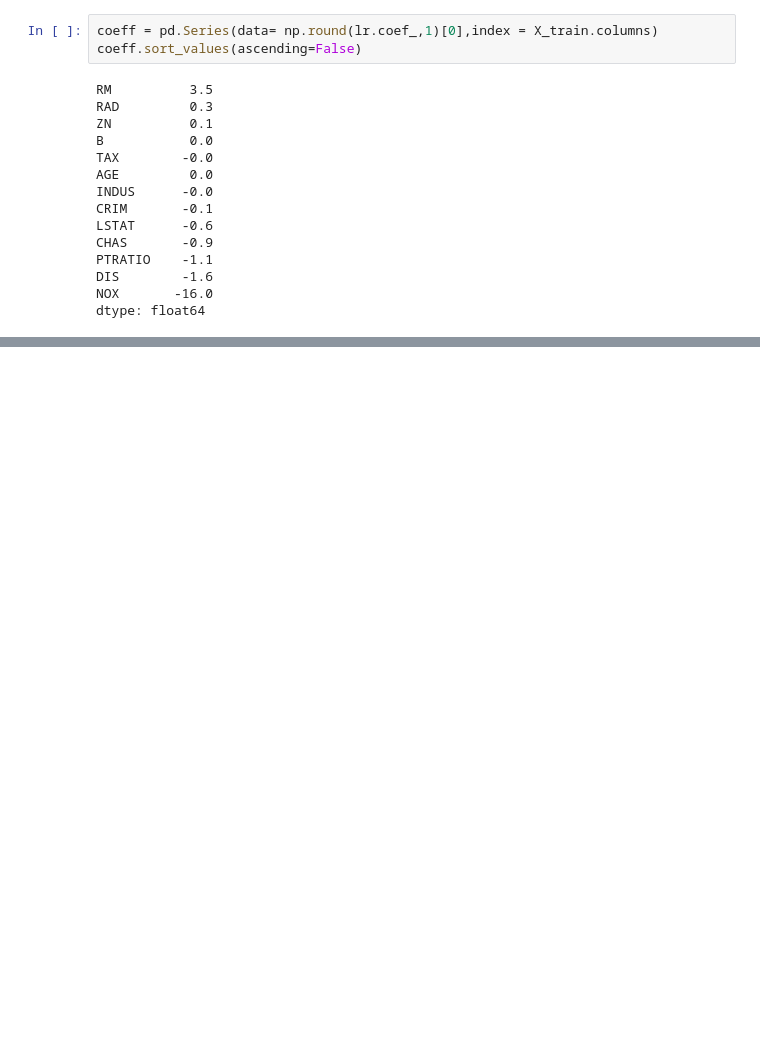
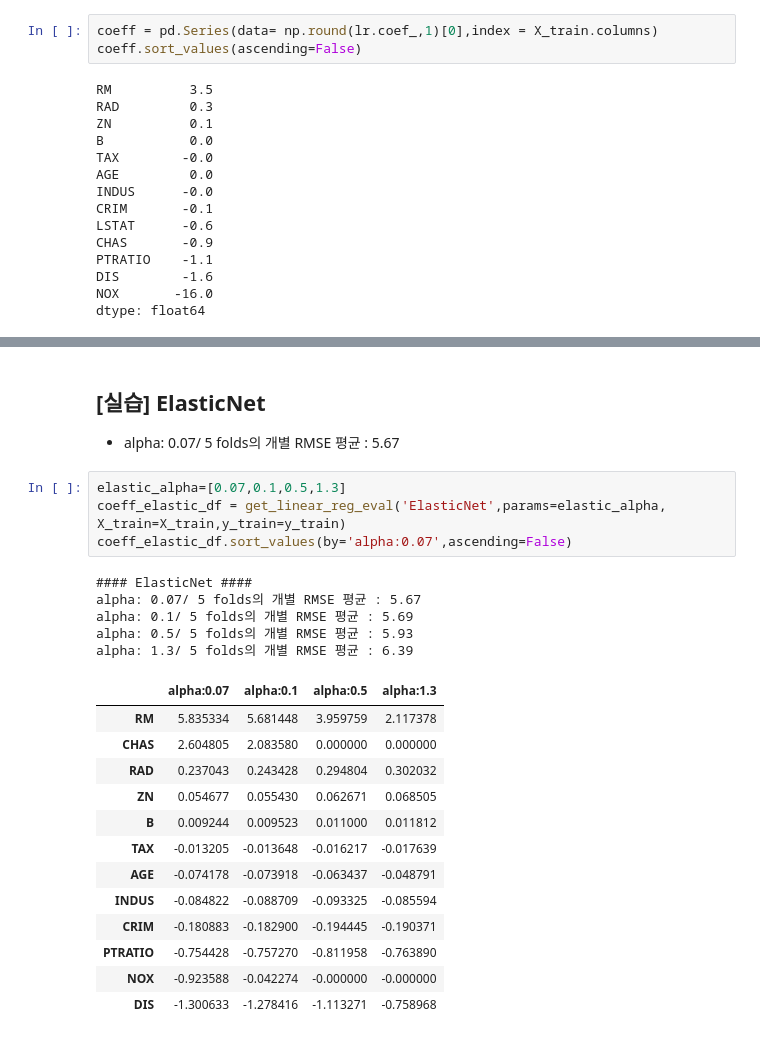
Before and after one commit to ominiv/ML, a Jupyter notebook: Practice/boston dataset.ipynb, the cells around one changed output, grey strips where cells are left out. Cells and saved outputs as stored; diff of their text form; blank space fills up the shorter version.

```diff
--- a/Practice/boston dataset.ipynb
+++ b/Practice/boston dataset.ipynb
@@ -97,0 +218,26 @@ dtype: float64
+# %% [markdown]
+## [실습] ElasticNet
+- alpha: 0.07/ 5 folds의 개별 RMSE 평균 : 5.67
+# %%
+elastic_alpha=[0.07,0.1,0.5,1.3]
+coeff_elastic_df = get_linear_reg_eval('ElasticNet',params=elastic_alpha, X_train=X_train,y_train=y_train)
+coeff_elastic_df.sort_values(by='alpha:0.07',ascending=False)
+# %% [output]
+#### ElasticNet ####
+alpha: 0.07/ 5 folds의 개별 RMSE 평균 : 5.67
+alpha: 0.1/ 5 folds의 개별 RMSE 평균 : 5.69
+alpha: 0.5/ 5 folds의 개별 RMSE 평균 : 5.93
+alpha: 1.3/ 5 folds의 개별 RMSE 평균 : 6.39
+|  | alpha:0.07 | alpha:0.1 | alpha:0.5 | alpha:1.3 |
+| RM | 5.835334 | 5.681448 | 3.959759 | 2.117378 |
+| CHAS | 2.604805 | 2.083580 | 0.000000 | 0.000000 |
+| RAD | 0.237043 | 0.243428 | 0.294804 | 0.302032 |
+| ZN | 0.054677 | 0.055430 | 0.062671 | 0.068505 |
+| B | 0.009244 | 0.009523 | 0.011000 | 0.011812 |
+| TAX | -0.013205 | -0.013648 | -0.016217 | -0.017639 |
+| AGE | -0.074178 | -0.073918 | -0.063437 | -0.048791 |
+| INDUS | -0.084822 | -0.088709 | -0.093325 | -0.085594 |
+| CRIM | -0.180883 | -0.182900 | -0.194445 | -0.190371 |
+| PTRATIO | -0.754428 | -0.757270 | -0.811958 | -0.763890 |
+| NOX | -0.923588 | -0.042274 | -0.000000 | -0.000000 |
+| DIS | -1.300633 | -1.278416 | -1.113271 | -0.758968 |
```
Also changed, not shown: parts of 12 cells of this notebook, 2 other files.
